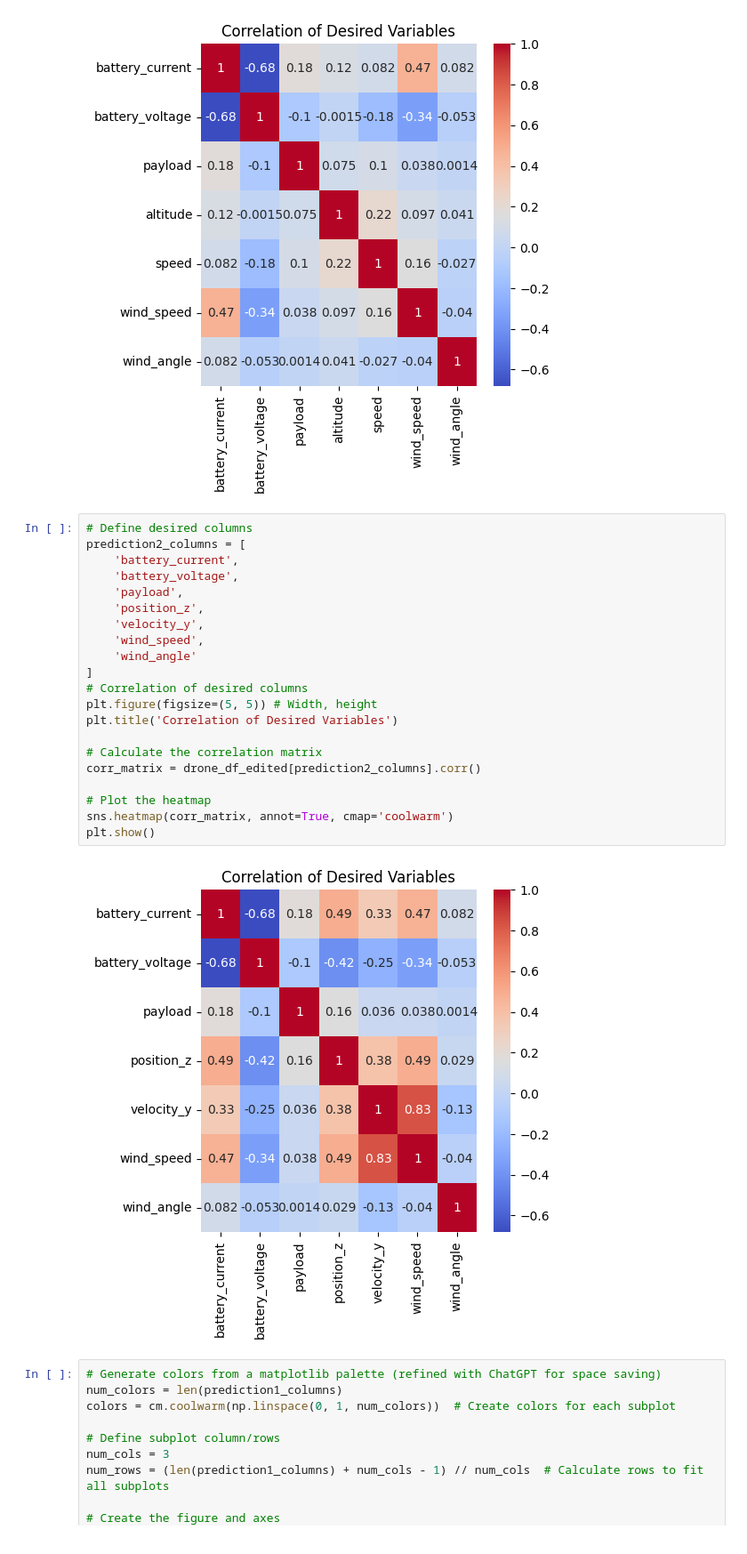
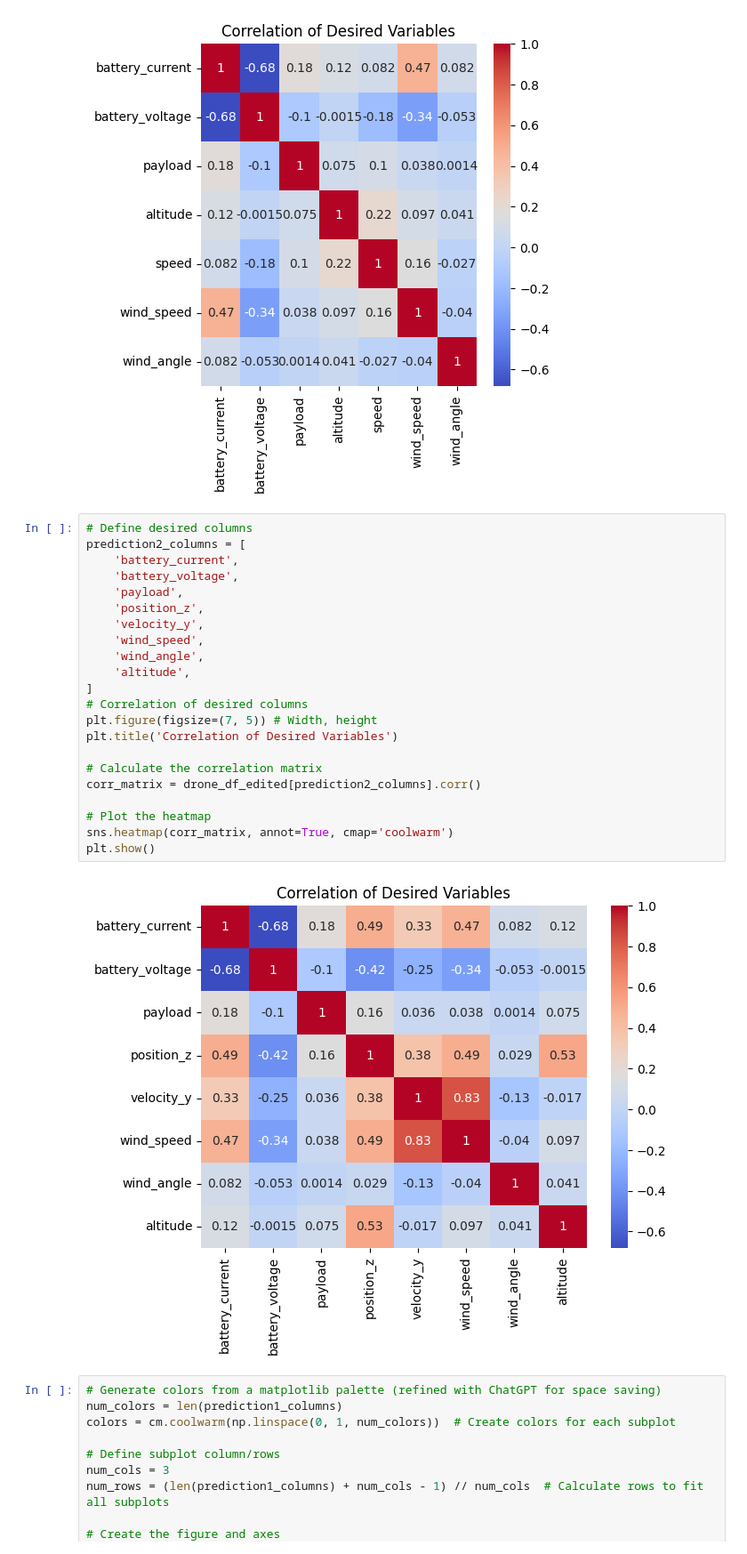
Before and after one commit to caliskate/delivery-drone-flight-predictions, a Jupyter notebook: flight_predictions.ipynb, the cells around one changed output. Shown at 89% size. Drawn from its saved outputs; the diff is of its cells as text.

```diff
--- a/flight_predictions.ipynb
+++ b/flight_predictions.ipynb
@@ -309,26 +313,27 @@ plt.show()
 # %%
 # Define desired columns
 prediction2_columns = [
     'battery_current',
     'battery_voltage',
     'payload',
     'position_z',
     'velocity_y',
     'wind_speed',
-    'wind_angle'
+    'wind_angle',
+    'altitude',
 ]
 # Correlation of desired columns
-plt.figure(figsize=(5, 5)) # Width, height
+plt.figure(figsize=(7, 5)) # Width, height
 plt.title('Correlation of Desired Variables')
 
 # Calculate the correlation matrix
 corr_matrix = drone_df_edited[prediction2_columns].corr()
 
 # Plot the heatmap
 sns.heatmap(corr_matrix, annot=True, cmap='coolwarm')
 plt.show()
 # %% [output]
-[figure, old version]
+[figure, new version]
 # %%
 # Generate colors from a matplotlib palette (refined with ChatGPT for space saving)
 num_colors = len(prediction1_columns)
```
Also changed, not shown: parts of 20 cells of this notebook, 1 other file.
